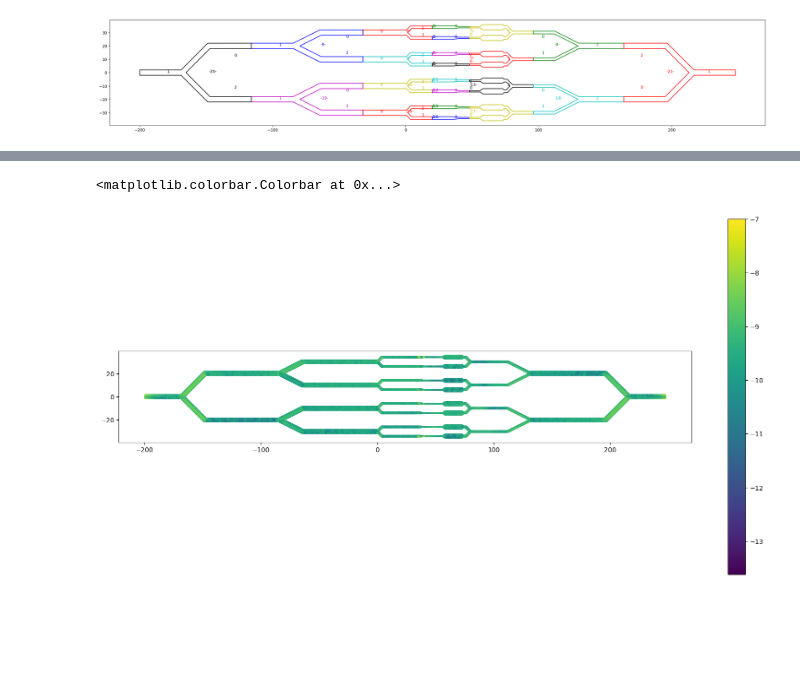
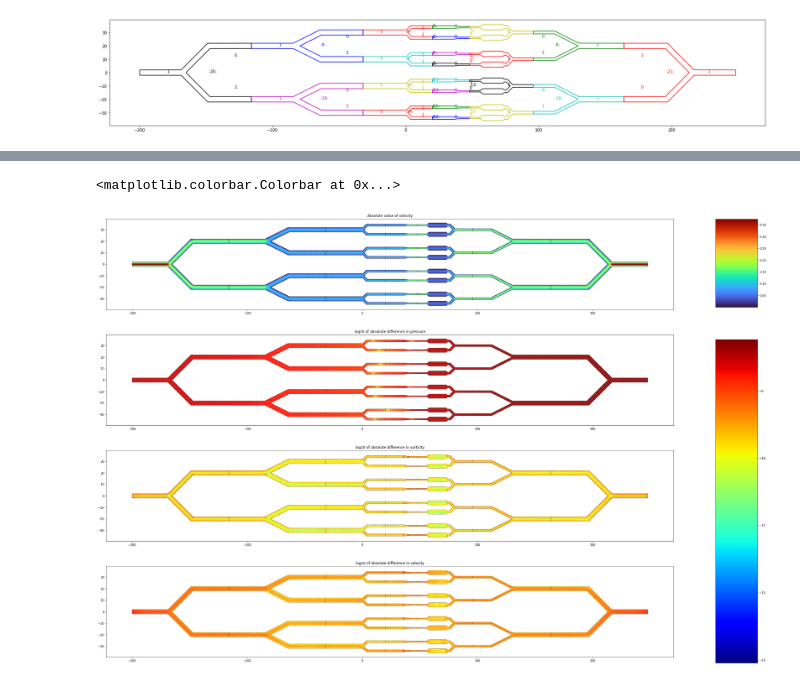
Before and after one commit to WangHaiYang874/stokes2d, a Jupyter notebook: exp3-copy/connecting.ipynb, the cells around one changed output, grey strips where cells are left out. Saved outputs shown, nothing was run; the diff lists cells and outputs as text; code cells hidden in the pictures; blank space fills up the shorter version.

```diff
--- a/exp3-copy/connecting.ipynb
+++ b/exp3-copy/connecting.ipynb
@@ -129,6 +102,0 @@ fig.colorbar(im)
-# %%
-fig, ax = plt.subplots(figsize=(20,10))
-
-ax.set_aspect('equal')
-im = ax.scatter(xs,ys,c=np.log10((velocity[:,0] - u_field)**2 + (velocity[:,1] - v_field)**2)/2,s=0.1)
-fig.colorbar(im)
@@ -138,9 +103,38 @@ fig.colorbar(im)
-# %%
-fig, ax = plt.subplots(figsize=(20,10))
-
-ax.set_aspect('equal')
-im = ax.scatter(xs,ys,c=np.log10(np.abs(velocity[:,1] - v_field)),s=0.1,vmax=-7)
-fig.colorbar(im)
-# %% [output]
-<matplotlib.colorbar.Colorbar at 0x...>
-[figure, removed]
+# %%
+p_diff = np.log10(np.abs(pressure-p_field - offset))
+o_diff = np.log10(np.abs(vorticity-o_field))
+u_diff = np.log10(np.linalg.norm(np.array([u_field,v_field]) - velocity.T,axis=0))
+
+vmax = np.max(np.array([p_diff,o_diff,u_diff]))
+vmin = np.min(np.array([p_diff,o_diff,u_diff]))
+# %%
+fig, axes = plt.subplots(4,1,figsize=(40,28))
+
+ax = axes[0]
+ax.set_aspect('equal')
+im1 = ax.scatter(xs,ys,c=np.linalg.norm(np.array([u_field,v_field]),axis=0),s=0.2, cmap='turbo')
+ax.set_title("Absolute value of velocity")
+# ax.streamplot(xi,yi,ui,vi,density=4,maxlength=2,integration_direction='forward',color='black')
+
+for a,i,j in zip(range(22),pipes,shifts):
+    ax.plot(*(i.exterior_boundary.plyg_bdr() + j).T,'--k',alpha=0.8,linewidth=1)
+
+# draw the streamlines.
+
+for ax, diff, title in zip(axes[1:], [p_diff, o_diff, u_diff], ['log10 of absolutie difference in pressure', 'log10 of absolute difference in vorticity', 'log10 of absolute difference in velocity']):
+    ax.set_aspect('equal')
+    im = ax.scatter(xs,ys,c=diff,s=0.1, vmin=vmin,vmax=vmax,cmap='jet')
+    ax.set_title(title)
+
+    for a,i,j in zip(range(22),pipes,shifts):
+        ax.plot(*(i.exterior_boundary.plyg_bdr() + j).T,'--k',alpha=0.5,linewidth=1)
+
+
+fig.subplots_adjust(right=0.8)
+cbar_ax2 = fig.add_axes([0.85, 0.12, 0.05, 0.55])
+fig.colorbar(im, cax=cbar_ax2)
+cbar_ax1 = fig.add_axes([0.85, 0.725, 0.05, 0.15])
+fig.colorbar(im1, cax=cbar_ax1)
+# %% [output]
+<matplotlib.colorbar.Colorbar at 0x...>
+[figure, added]
```
Also changed, not shown: parts of 11 cells of this notebook.
